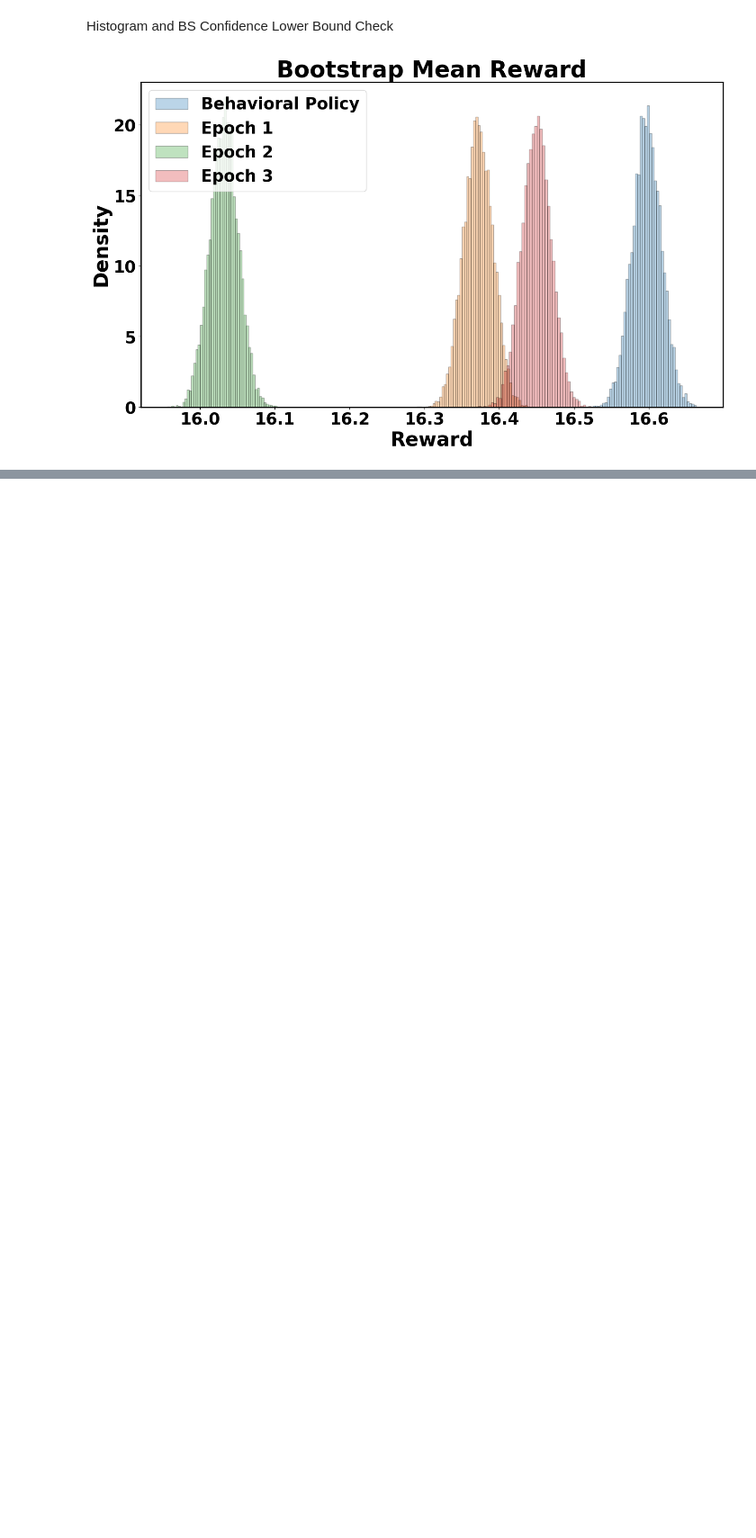
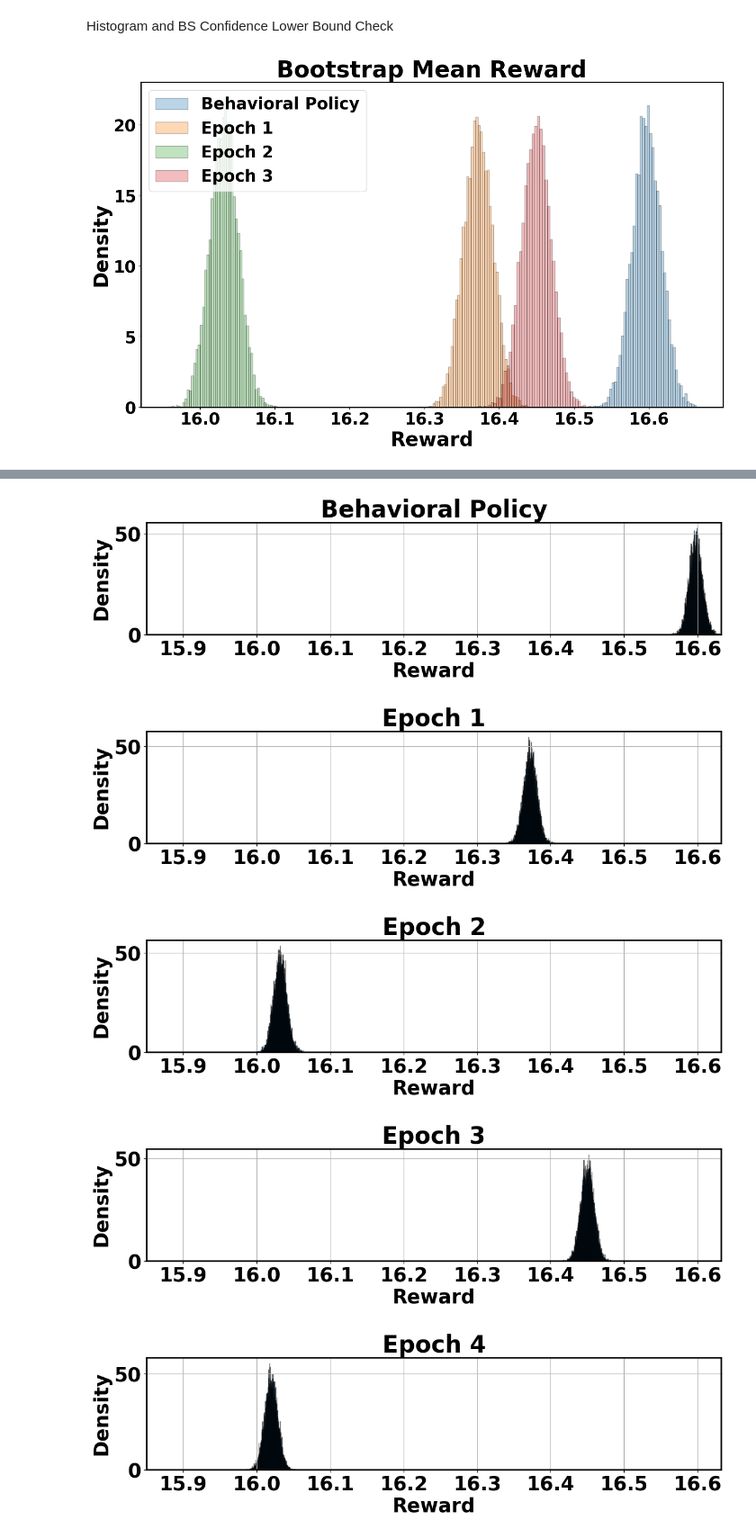
Before and after one commit to kevinkang1125/Hi_CoLA_Bus, a Jupyter notebook: result_evaluation.ipynb, the cells around one changed output, grey strips where cells are left out. Shown at 90% size. Saved outputs shown, nothing was run; the diff lists cells and outputs as text; code cells hidden in the pictures; blank space fills up the shorter version.

```diff
--- a/result_evaluation.ipynb
+++ b/result_evaluation.ipynb
@@ -76,0 +155,19 @@ plt.show()
+# %%
+# === Create and show independent plots ===
+for i, means in enumerate(bootstrap_means_list):
+    plt.figure(figsize=(12, 4))
+    plt.hist(means, bins=300, density=True, alpha=0.6, edgecolor='k')
+    plt.xlim(x_min, x_max)
+    title = f"Epoch {i}" if i > 0 else "Behavioral Policy"
+    plt.title(title, weight='bold')
+    plt.xlabel('Reward', weight='bold')
+    plt.ylabel('Density', weight='bold')
+    plt.grid(True)
+    plt.tight_layout()
+    plt.show()
+# %% [output]
+[figure, added]
+[figure, added]
+[figure, added]
+[figure, added]
+[figure, added]
```
Also changed, not shown: parts of 11 cells of this notebook, 11 other files.
